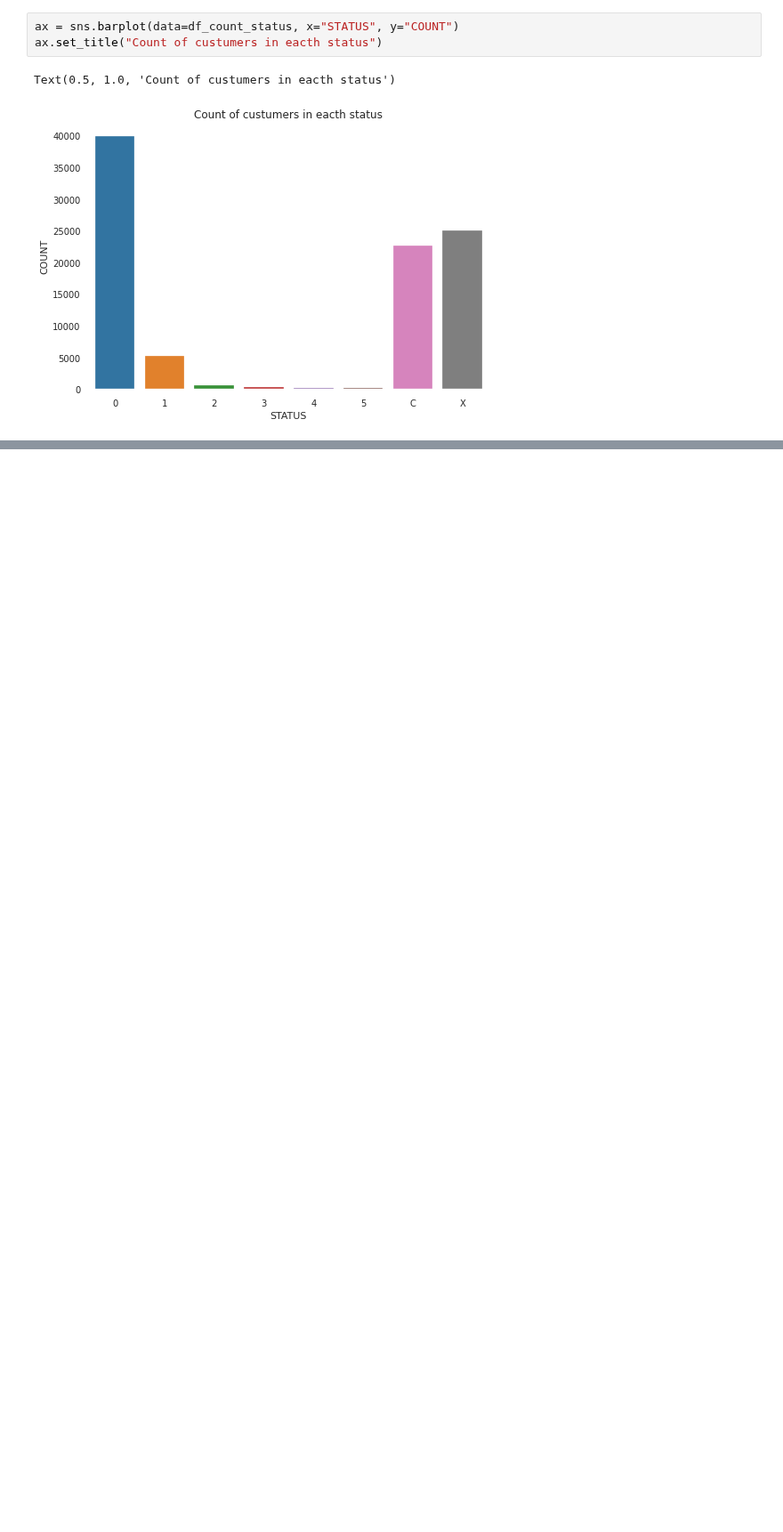
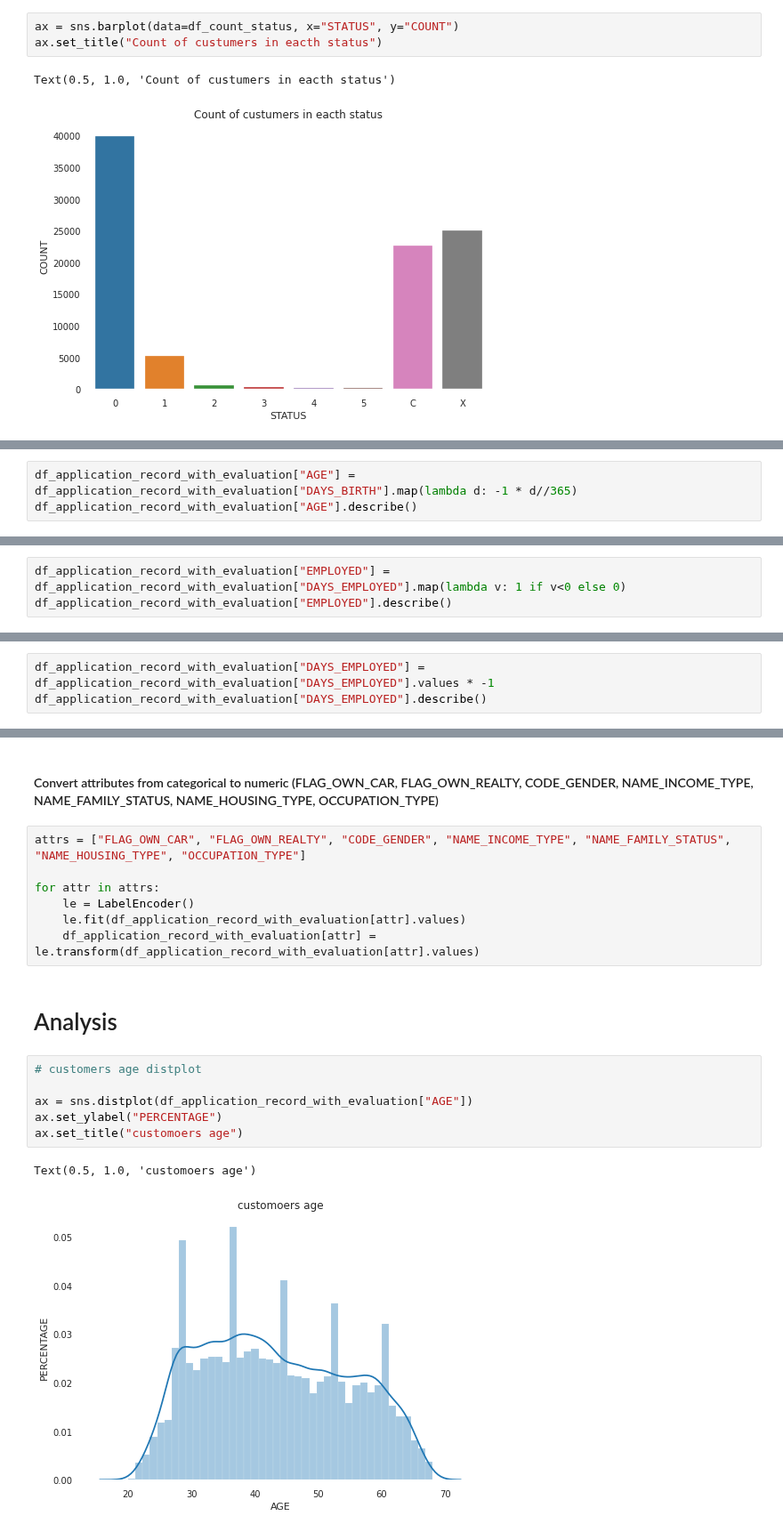
Before and after one commit to jadsonlucio/Machine-learning-ufal-course, a Jupyter notebook: activities/week-2/Credit card score with random forest.ipynb, the cells around one changed output, grey strips where cells are left out. Shown at 89% size. Saved outputs shown, nothing was run; the diff lists cells and outputs as text; blank space fills up the shorter version.

```diff
--- a/activities/week-2/Credit card score with random forest.ipynb
+++ b/activities/week-2/Credit card score with random forest.ipynb
@@ -244,0 +348,3 @@ print(f"o número de ids iguais é {len(match_ids)}")
+# %%
+df_application_record_with_evaluation["AGE"] = df_application_record_with_evaluation["DAYS_BIRTH"].map(lambda d: -1 * d//365)
+df_application_record_with_evaluation["AGE"].describe()
@@ -244,0 +363,3 @@ print(f"o número de ids iguais é {len(match_ids)}")
+# %%
+df_application_record_with_evaluation["EMPLOYED"] = df_application_record_with_evaluation["DAYS_EMPLOYED"].map(lambda v: 1 if v<0 else 0)
+df_application_record_with_evaluation["EMPLOYED"].describe()
@@ -244,0 +376,3 @@ print(f"o número de ids iguais é {len(match_ids)}")
+# %%
+df_application_record_with_evaluation["DAYS_EMPLOYED"] = df_application_record_with_evaluation["DAYS_EMPLOYED"].values * -1
+df_application_record_with_evaluation["DAYS_EMPLOYED"].describe()
@@ -244,0 +389,20 @@ print(f"o número de ids iguais é {len(match_ids)}")
+# %% [markdown]
+#### Convert attributes from categorical to numeric (FLAG_OWN_CAR, FLAG_OWN_REALTY, CODE_GENDER, NAME_INCOME_TYPE, NAME_FAMILY_STATUS, NAME_HOUSING_TYPE, OCCUPATION_TYPE)
+# %%
+attrs = ["FLAG_OWN_CAR", "FLAG_OWN_REALTY", "CODE_GENDER", "NAME_INCOME_TYPE", "NAME_FAMILY_STATUS", "NAME_HOUSING_TYPE", "OCCUPATION_TYPE"]
+
+for attr in attrs:
+    le = LabelEncoder()
+    le.fit(df_application_record_with_evaluation[attr].values)
+    df_application_record_with_evaluation[attr] = le.transform(df_application_record_with_evaluation[attr].values)
+# %% [markdown]
+# Analysis
+# %%
+# customers age distplot
+
+ax = sns.distplot(df_application_record_with_evaluation["AGE"])
+ax.set_ylabel("PERCENTAGE")
+ax.set_title("customoers age")
+# %% [output]
+Text(0.5, 1.0, 'customoers age')
+[figure, added]
```
Also changed, not shown: parts of 28 cells of this notebook.
